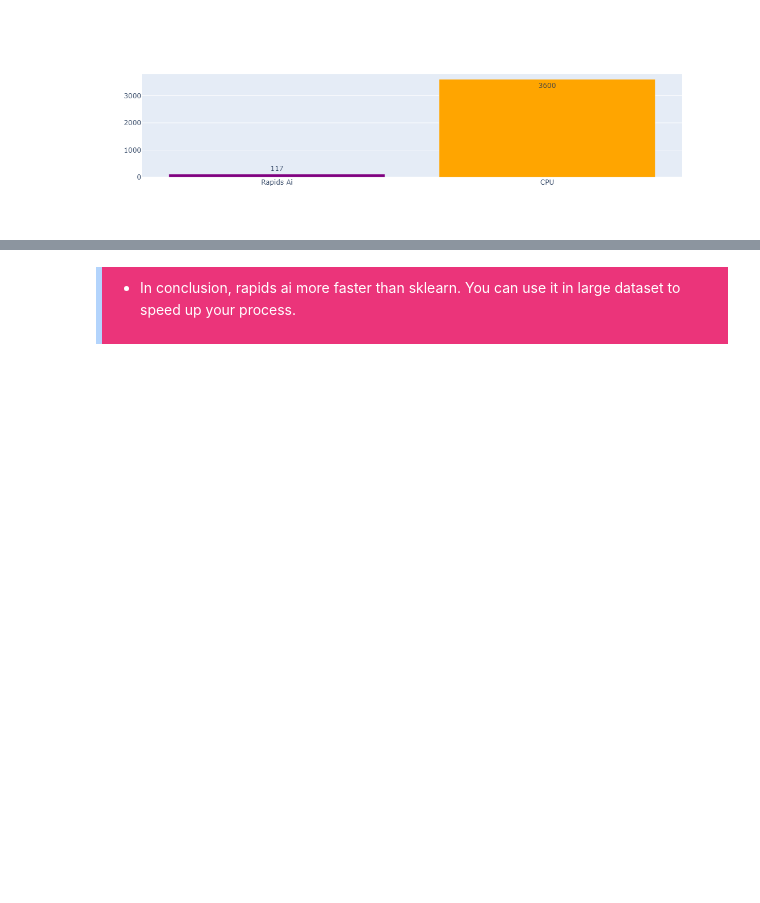
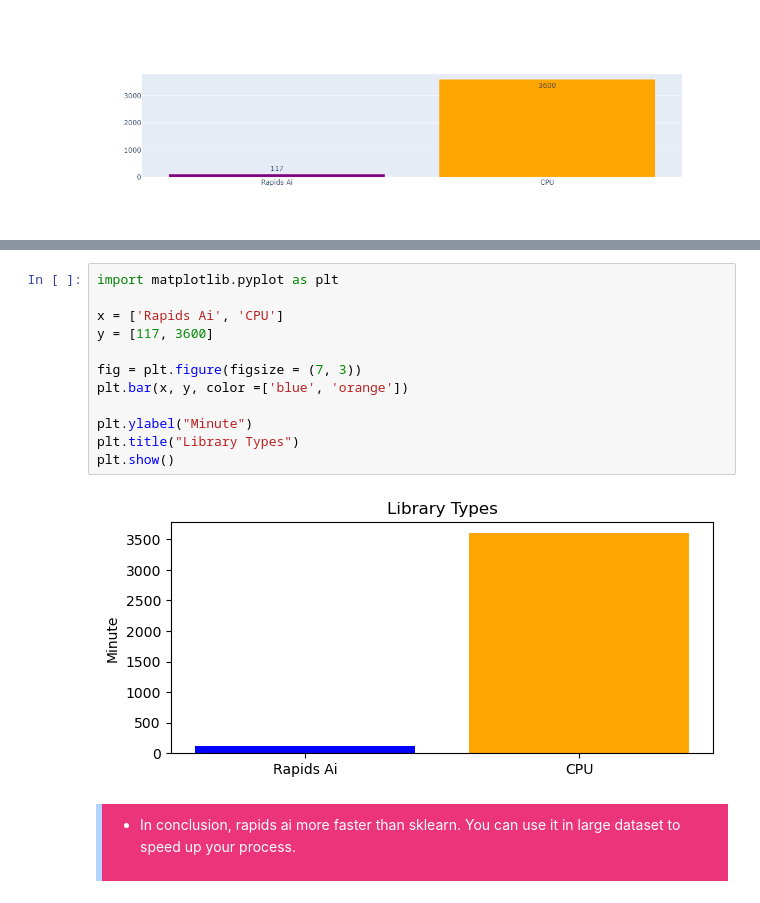
Before and after one commit to zelihaerim/Machine-Learning-Project, a Jupyter notebook: CUML-RAPIDS-AI-Prediction.ipynb, the cells around one changed output, grey strips where cells are left out. Drawn from its saved outputs; the diff is of its cells as text; blank space fills up the shorter version.

```diff
--- a/CUML-RAPIDS-AI-Prediction.ipynb
+++ b/CUML-RAPIDS-AI-Prediction.ipynb
@@ -324,3 +327,17 @@ fig.show()
+# %%
+import matplotlib.pyplot as plt
+
+x = ['Rapids Ai', 'CPU']
+y = [117, 3600]
+
+fig = plt.figure(figsize = (7, 3))
+plt.bar(x, y, color =['blue', 'orange'])
+
+plt.ylabel("Minute")
+plt.title("Library Types")
+plt.show()
+# %% [output]
+[figure, added]
 # %% [markdown]
 <div style="background-color: #eb347a; color: white; border-left: 6px solid #b3d4fc; padding: 10px; font-size: 14px; font-family: Verdana;">
     <ul>
```
Also changed, not shown: parts of 1 cell of this notebook.
